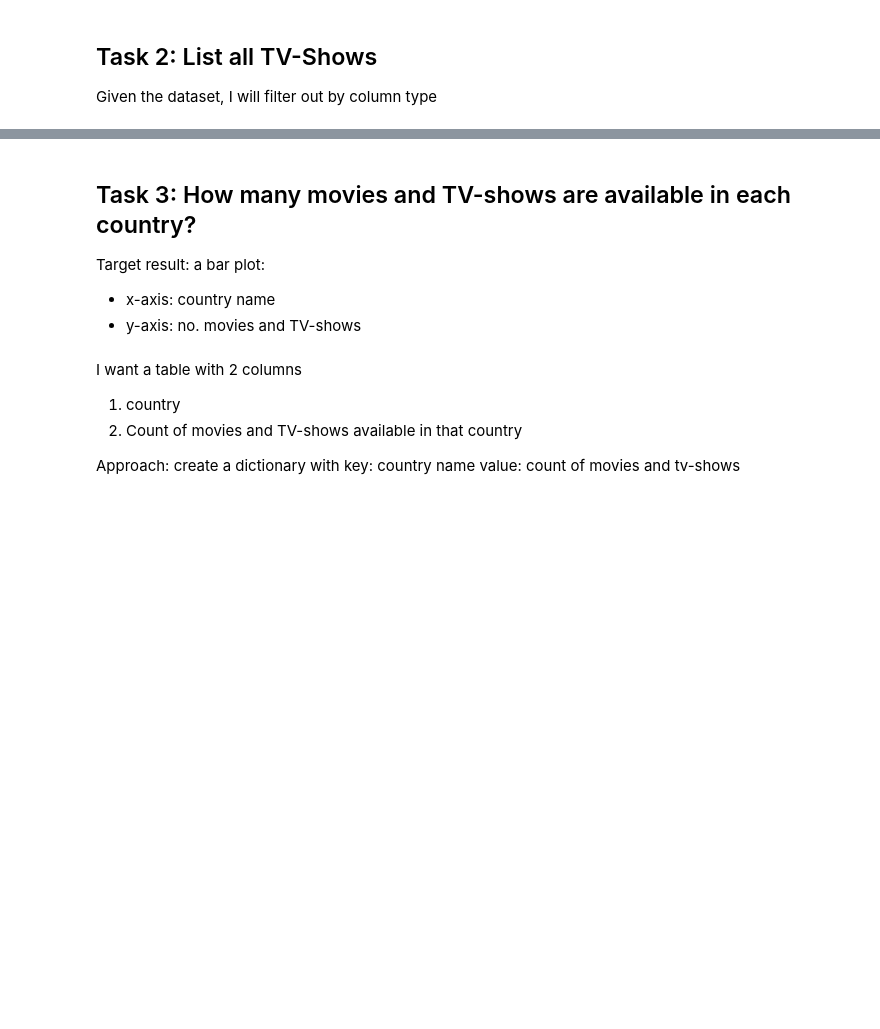
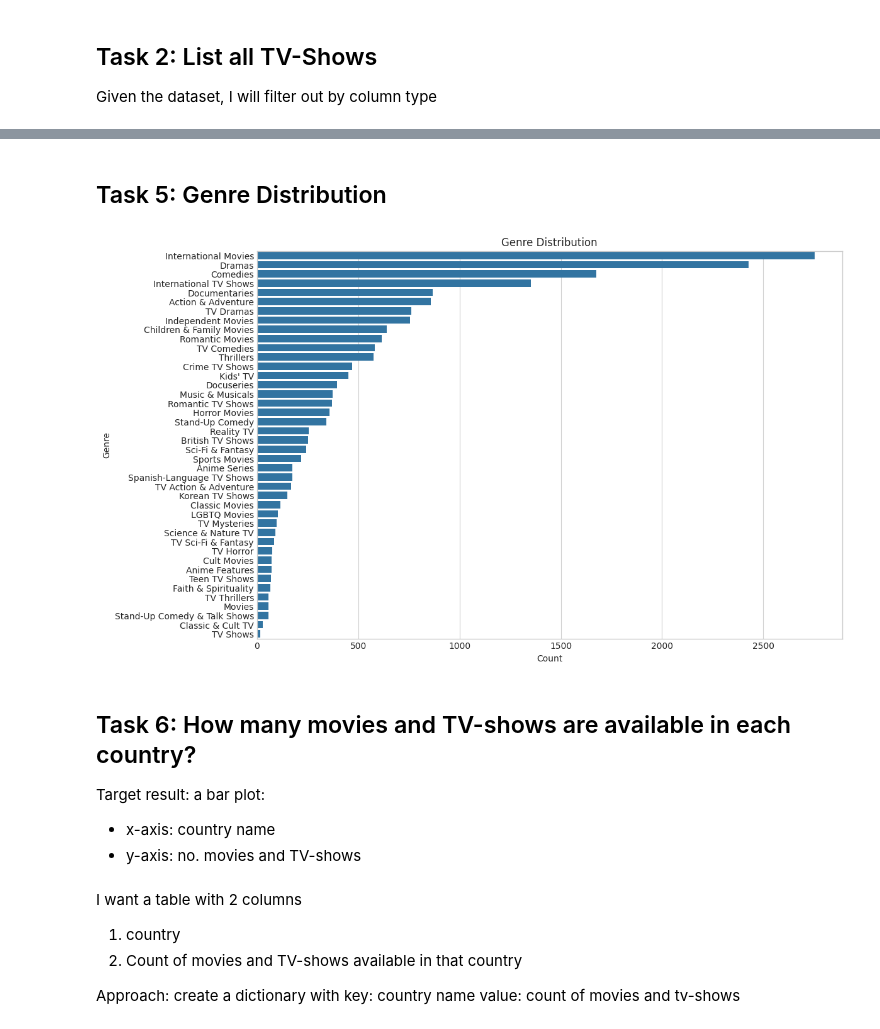
Before and after one commit to npa02/netflix-analysis, a Jupyter notebook: notebooks/test.ipynb, the cells around one changed output, grey strips where cells are left out. Cells and saved outputs as stored; diff of their text form; code cells hidden in the pictures; blank space fills up the shorter version.

```diff
--- a/notebooks/test.ipynb
+++ b/notebooks/test.ipynb
@@ -98,5 +126,21 @@ df_tv_show
+# %% [markdown]
+## Task 5: Genre Distribution
+# %%
+genre_count = df['listed_in'].str.split(', ').explode().value_counts()
+
+plt.figure(figsize=(12, 8))
+sns.barplot(y=genre_count.index, x=genre_count.values)
+plt.title('Genre Distribution')
+plt.ylabel('Genre')
+plt.xlabel('Count')
+
+plt.savefig('../results/genre_distribution.png')
+plt.show()
+plt.close()
+# %% [output]
+[figure, added]
 # %% [markdown]
-## Task 3: How many movies and TV-shows are available in each country?
+## Task 6: How many movies and TV-shows are available in each country?
 
 Target result: a bar plot:
 - x-axis: country name
```
Also changed, not shown: parts of 28 cells of this notebook, 7 other files.
